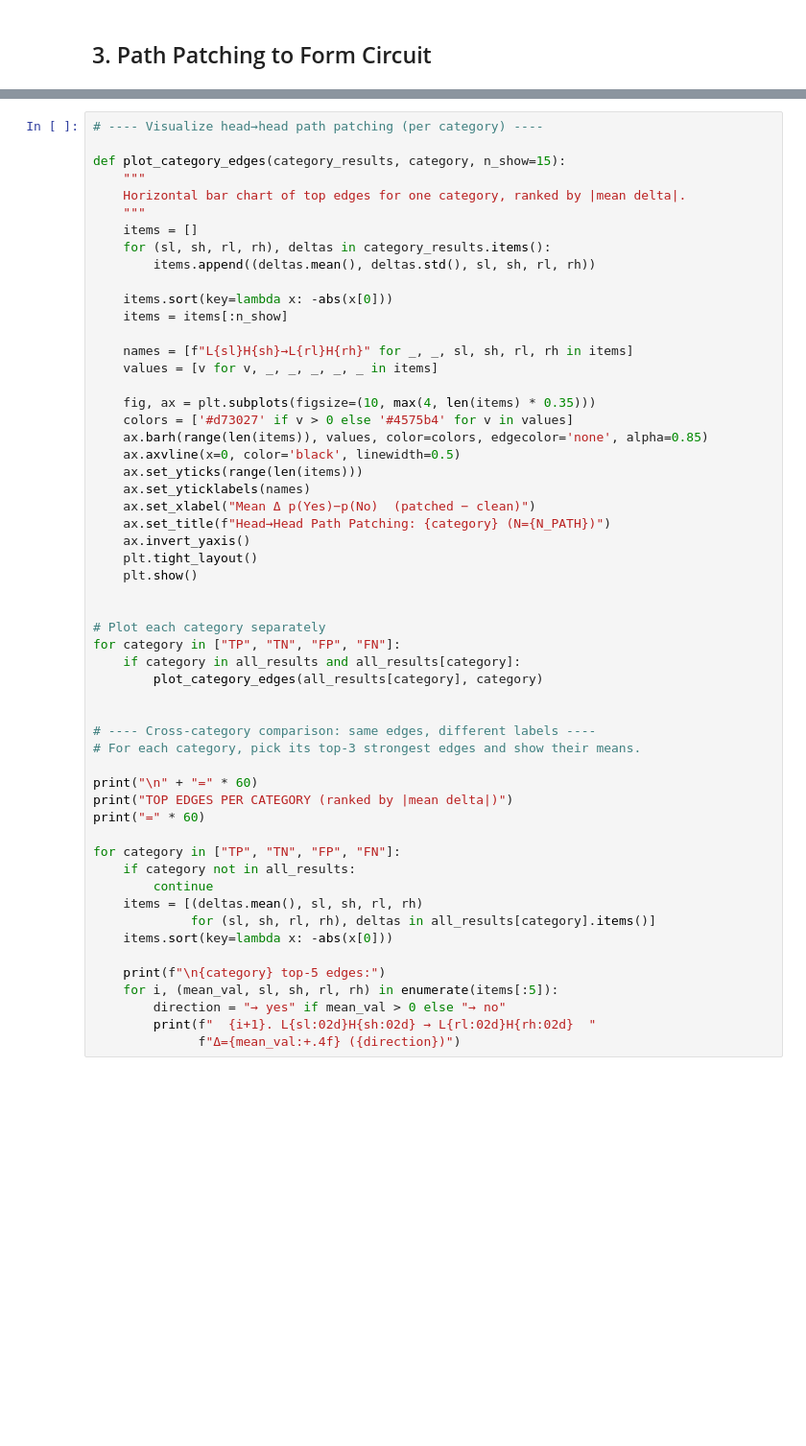
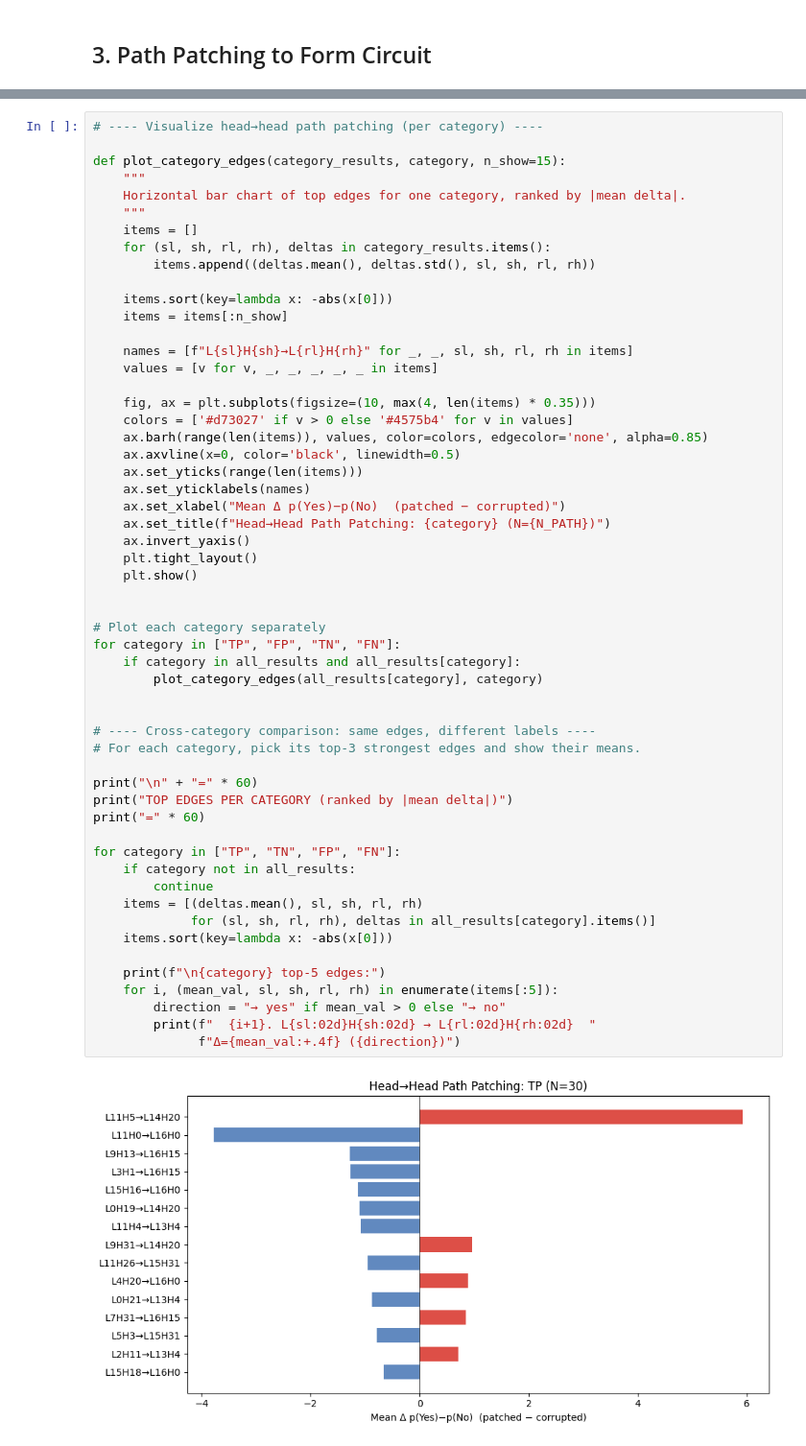
Before and after one commit to quan-0811/vlm-causality, a Jupyter notebook: patching/circuit_discovery.ipynb, the cells around one changed output, grey strips where cells are left out. Shown at 96% size. Saved outputs shown, nothing was run; the diff lists cells and outputs as text; blank space fills up the shorter version.

```diff
--- a/patching/circuit_discovery.ipynb
+++ b/patching/circuit_discovery.ipynb
@@ -869,35 +873,37 @@ def plot_category_edges(category_results, category, n_show=15):
     ax.axvline(x=0, color='black', linewidth=0.5)
     ax.set_yticks(range(len(items)))
     ax.set_yticklabels(names)
-    ax.set_xlabel("Mean Δ p(Yes)−p(No)  (patched − clean)")
+    ax.set_xlabel("Mean Δ p(Yes)−p(No)  (patched − corrupted)")
     ax.set_title(f"Head→Head Path Patching: {category} (N={N_PATH})")
     ax.invert_yaxis()
     plt.tight_layout()
     plt.show()
 
 
 # Plot each category separately
-for category in ["TP", "TN", "FP", "FN"]:
+for category in ["TP", "FP", "TN", "FN"]:
     if category in all_results and all_results[category]:
         plot_category_edges(all_results[category], category)
 
 
 # ---- Cross-category comparison: same edges, different labels ----
 # For each category, pick its top-3 strongest edges and show their means.
 
 print("\n" + "=" * 60)
 print("TOP EDGES PER CATEGORY (ranked by |mean delta|)")
 print("=" * 60)
 
 for category in ["TP", "TN", "FP", "FN"]:
     if category not in all_results:
         continue
     items = [(deltas.mean(), sl, sh, rl, rh)
              for (sl, sh, rl, rh), deltas in all_results[category].items()]
     items.sort(key=lambda x: -abs(x[0]))
 
     print(f"\n{category} top-5 edges:")
     for i, (mean_val, sl, sh, rl, rh) in enumerate(items[:5]):
         direction = "→ yes" if mean_val > 0 else "→ no"
         print(f"  {i+1}. L{sl:02d}H{sh:02d} → L{rl:02d}H{rh:02d}  "
               f"Δ={mean_val:+.4f} ({direction})")
+# %% [output]
+[figure, added]
```
Also changed, not shown: parts of 4 cells of this notebook, 13 other files.
